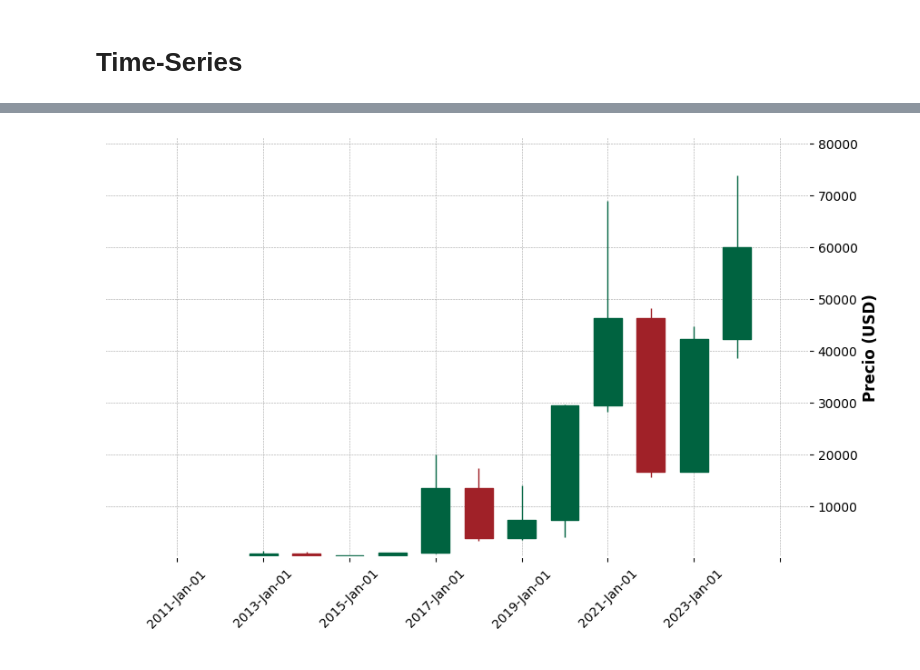
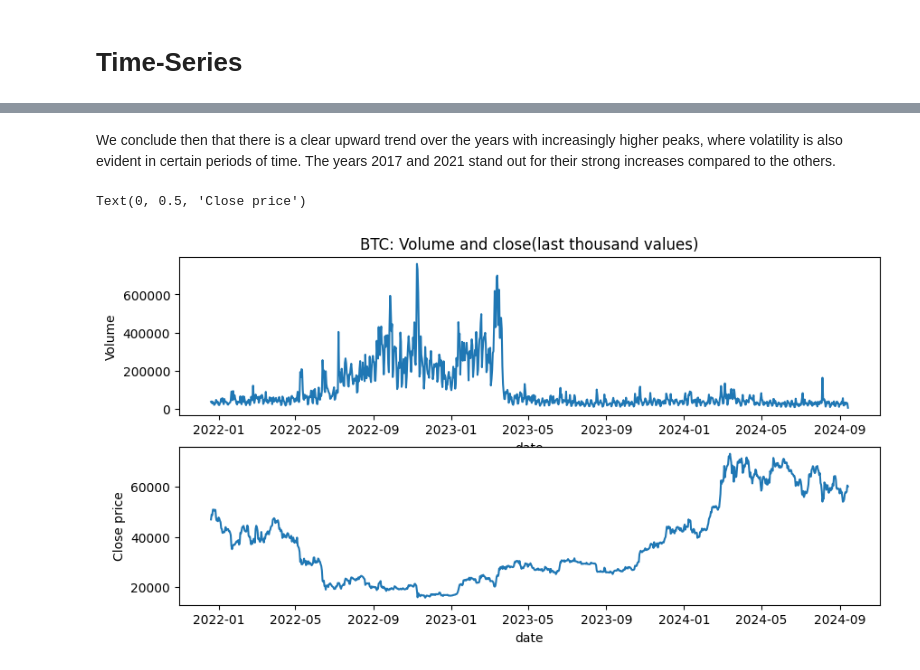
Before and after one commit to Pableren/Glass-Bubble, a Jupyter notebook: Eda.ipynb, the cells around one changed output, grey strips where cells are left out. Drawn from its saved outputs; the diff is of its cells as text; code cells hidden in the pictures.

```diff
--- a/Eda.ipynb
+++ b/Eda.ipynb
@@ -150,30 +101,12 @@ for year in years:
-# %%
-
-# Crear una figura y un eje usando plt
-fig, ax = plt.subplots(figsize=(10, 6))
-
-# Crear gráfico de velas en el eje especificado (ax)
-mpf.plot(
-    df_plot,
-    type='candle',  # Gráfico de velas
-    style='charles',
-    ylabel='Precio (USD)',
-    ax=ax,  # Asegurar que se dibuja en el mismo eje
-    volume=False  # Si no quieres el gráfico de volumen
-)
-# Añadir las anotaciones de texto con plt.annotate
-for loc_x, loc_y, text in annotations_list:
-    ax.annotate(
-        text,  # Texto a añadir
-        (loc_x, loc_y),  # Coordenadas (x, y)
-        textcoords="offset fontsize",  # Posición relativa
-        ha='center',  # Alineación horizontal
-        fontsize=9,  # Tamaño de fuente
-        color='red'  # Color del texto
-    )
-
-ax.set_ylim(df_plot["low"].min(), df_plot["high"].max() * 1.1)
-# Mostrar el gráfico
-plt.show()
-# %% [output]
-[figure, removed]
+# %% [markdown]
+We conclude then that there is a clear upward trend over the years with increasingly higher peaks, where volatility is also evident in certain periods of time. The years 2017 and 2021 stand out for their strong increases compared to the others.
+# %%
+fig, (ax1, ax2) = plt.subplots(2, 1, figsize=(10, 5))
+sns.lineplot(data=df_1d[-1000:], x='date', y='volume', ax=ax1)
+ax1.set_title('BTC: Volume and close(last thousand values)')
+ax1.set_ylabel('Volume')
+sns.lineplot(data=df_1d[-1000:], x='date', y='close', ax=ax2)
+ax2.set_ylabel('Close price')
+# %% [output]
+Text(0, 0.5, 'Close price')
+[figure, added]
```
Also changed, not shown: parts of 19 cells of this notebook.
